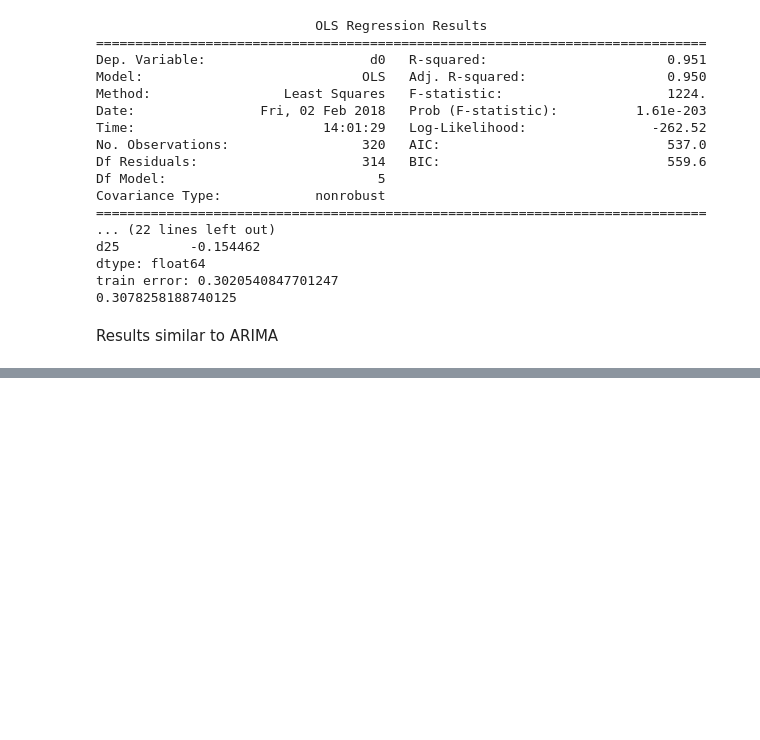
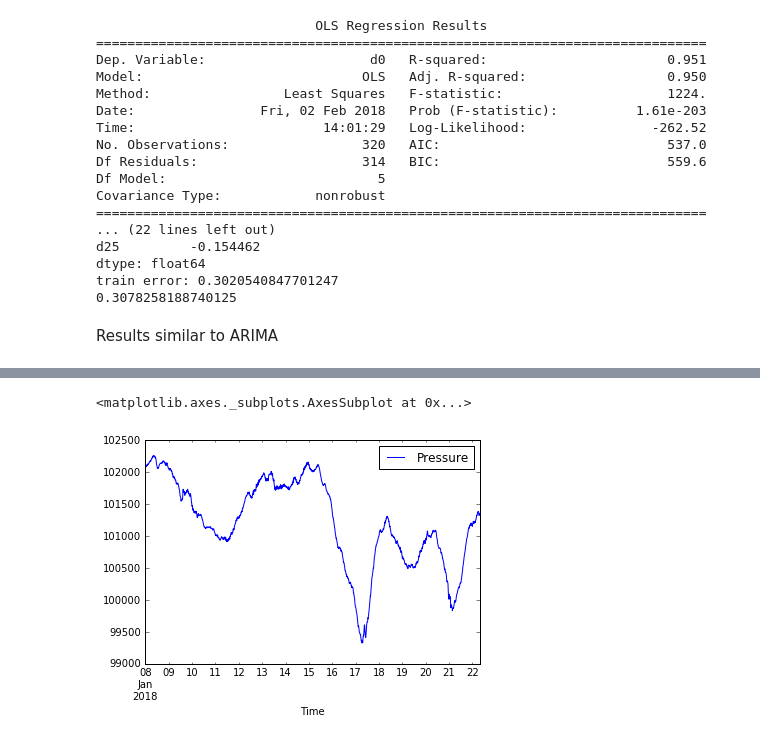
Before and after one commit to baruselli/random_walks, a Jupyter notebook: thingspeak.ipynb, the cells around one changed output, grey strips where cells are left out. Cells and saved outputs as stored; diff of their text form; code cells hidden in the pictures; blank space fills up the shorter version.

```diff
--- a/thingspeak.ipynb
+++ b/thingspeak.ipynb
@@ -485,0 +517,5 @@ Results similar to ARIMA
+# %%
+df_pres_10min.plot()
+# %% [output]
+<matplotlib.axes._subplots.AxesSubplot at 0x...>
+[figure, added]
```
Also changed, not shown: parts of 11 cells of this notebook, 5 other files.
